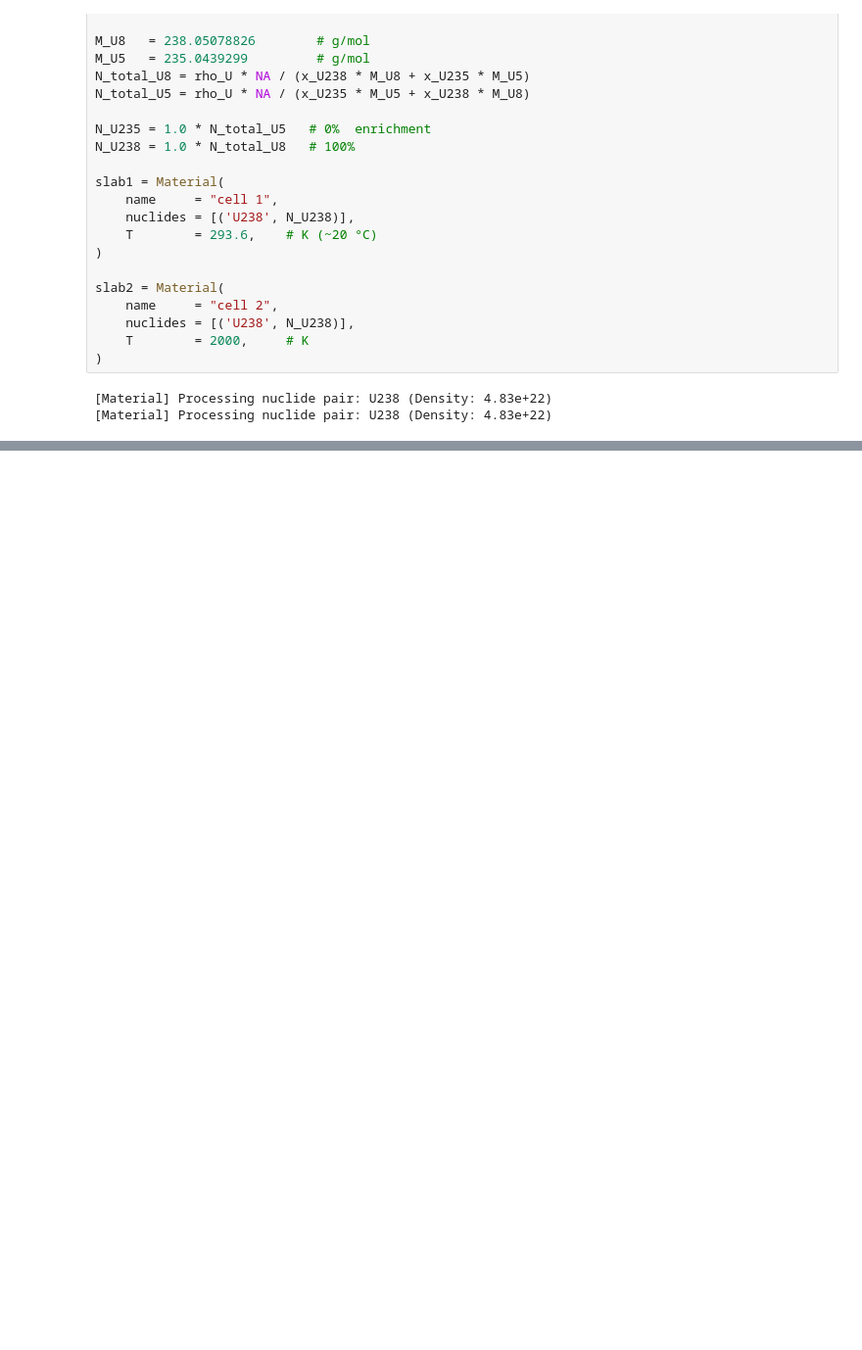
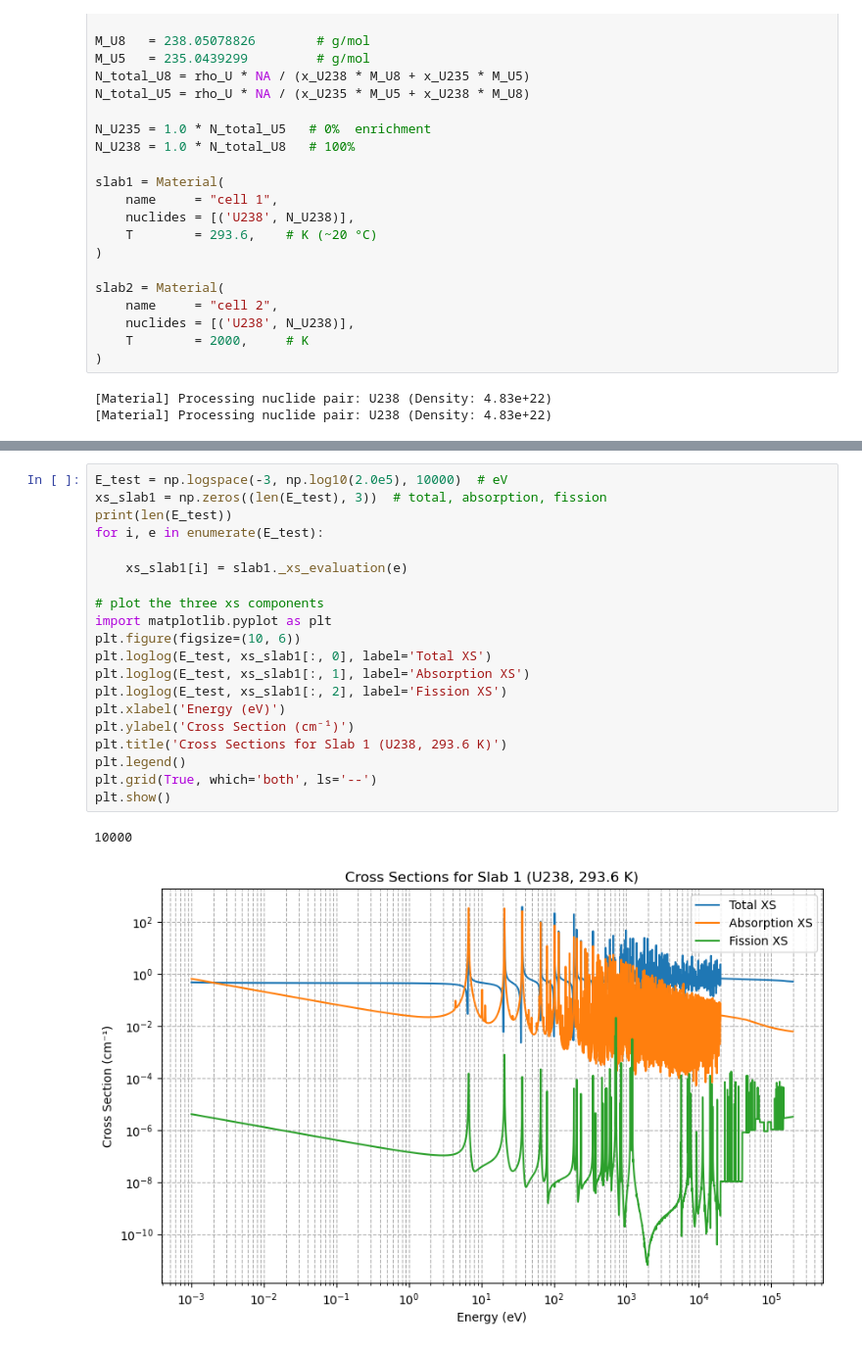
Before and after one commit to polo3217/MC-1D-DT, a Jupyter notebook: model_1.ipynb, the cells around one changed output, grey strips where cells are left out. Shown at 98% size. Cells and saved outputs as stored; diff of their text form; blank space fills up the shorter version.

```diff
--- a/model_1.ipynb
+++ b/model_1.ipynb
@@ -64,3 +80,26 @@ slab2 = Material(
+# %%
+E_test = np.logspace(-3, np.log10(2.0e5), 10000)  # eV
+xs_slab1 = np.zeros((len(E_test), 3))  # total, absorption, fission
+print(len(E_test))
+for i, e in enumerate(E_test):
+
+    xs_slab1[i] = slab1._xs_evaluation(e)
+
+# plot the three xs components
+import matplotlib.pyplot as plt
+plt.figure(figsize=(10, 6))
+plt.loglog(E_test, xs_slab1[:, 0], label='Total XS')
+plt.loglog(E_test, xs_slab1[:, 1], label='Absorption XS')
+plt.loglog(E_test, xs_slab1[:, 2], label='Fission XS')
+plt.xlabel('Energy (eV)')
+plt.ylabel('Cross Section (cm⁻¹)')
+plt.title('Cross Sections for Slab 1 (U238, 293.6 K)')
+plt.legend()
+plt.grid(True, which='both', ls='--')
+plt.show()
+# %% [output]
+10000
+[figure, added]
 # %%
 # ============================================================================
 # Geometry  (two slabs)
```
Also changed, not shown: parts of 12 cells of this notebook.
